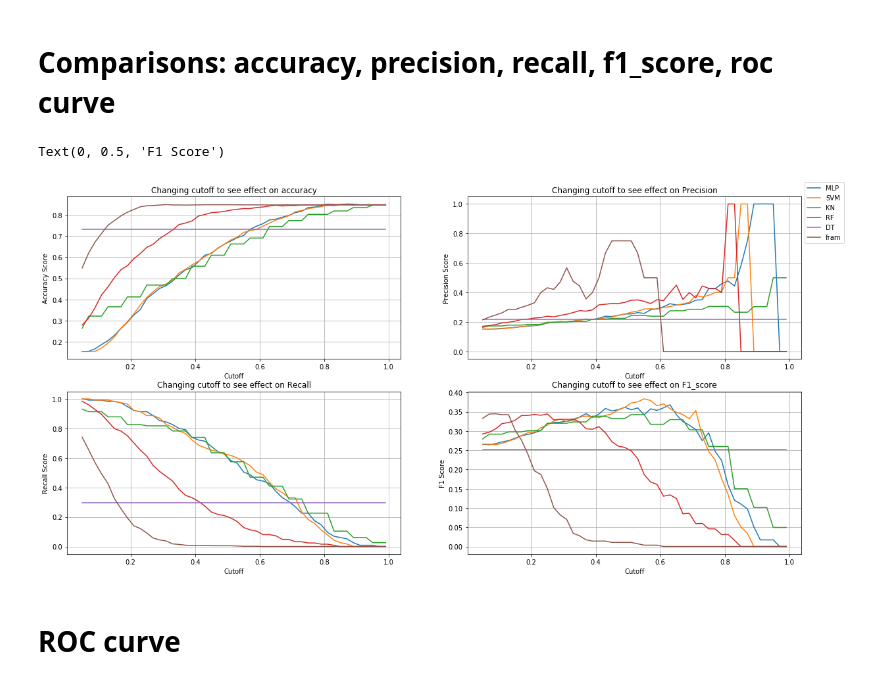
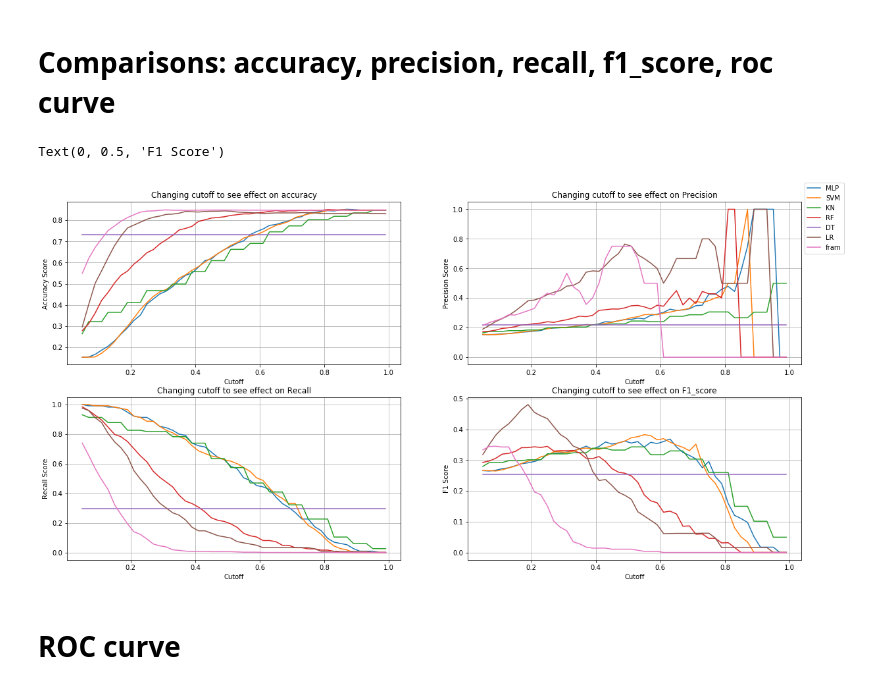
Before and after one commit to ljhowell/machine-learning_CHD, a Jupyter notebook: Comparison_of_models.ipynb, the cells around one changed output. Drawn from its saved outputs; the diff is of its cells as text; code cells hidden in the pictures.

```diff
--- a/Comparison_of_models.ipynb
+++ b/Comparison_of_models.ipynb
@@ -334,11 +395,16 @@ def DT_opt(dataset, v = 0, r_state = 0):
 # %%
 #Run all alogrithms on dataset
+resultsLR, ROC_LR, y_test_LR, cm_LR = LR_opt(dataset, v=1)
 resultsKN, ROC_KN, y_test_KN, cm_KN = k_neighbors_opt(dataset, v=1)
 resultsSVM, ROC_SVM, y_test_SVM, cm_SVM = SVM_opt(dataset, v=1)
 resultsMLP, ROC_MLP, y_test_MLP, cm_MLP = multilayer_opt(dataset, v=1)
+
 #resultsSVM2, ROC_SVM2, y_test_SVM2, cm_SVM2 = SVM_opt2(dataset, v=1)
 resultsRF, ROC_RF, y_test_RF, cm_RF = RF_opt(dataset, v=1)
 resultsDT, ROC_DT, y_test_DT, cm_DT = DT_opt(dataset, v=1)
+
+
+
 results_fram = fram_analysis(df_fram)
 # %% [output]
 Optimising parameters...
@@ -445,6 +436,7 @@ plt.plot(range_x, resultsSVM['accuracy'], label='SVM')
 plt.plot(range_x, resultsKN['accuracy'], label ='KN')
 plt.plot(range_x, resultsRF['accuracy'], label ='RF')
 plt.plot(range_x, resultsDT['accuracy'], label ='DT')
+plt.plot(range_x, resultsLR['accuracy'], label ='LR')
 plt.plot(range_x, results_fram['accuracy'], label ='fram' )
 
 
@@ -461,6 +453,7 @@ plt.plot(range_x, resultsSVM['precision'], label='SVM')
 plt.plot(range_x, resultsKN['precision'], label ='KN')
 plt.plot(range_x, resultsRF['precision'], label ='RF')
 plt.plot(range_x, resultsDT['precision'], label ='DT')
+plt.plot(range_x, resultsLR['precision'], label ='LR')
 plt.plot(range_x, results_fram['precision'], label ='fram' )
 
 plt.grid()
@@ -471,34 +464,36 @@ plt.legend(loc='center left', bbox_to_anchor=(1, 0.9))
 
 #Recall Graph
 plt.subplot(2,2,3)
 plt.plot(range_x, resultsMLP['recall'], label='MLP')
 plt.plot(range_x, resultsSVM['recall'], label='SVM')
 plt.plot(range_x, resultsKN['recall'], label ='KN')
 plt.plot(range_x, resultsRF['recall'], label ='RF')
 plt.plot(range_x, resultsDT['recall'], label ='DT')
+plt.plot(range_x, resultsLR['recall'], label ='LR')
 plt.plot(range_x, results_fram['recall'], label ='fram' )
 
 plt.grid()
 plt.title('Changing cutoff to see effect on Recall')
 plt.xlabel('Cutoff')
 plt.ylabel('Recall Score')
 
 #F1_score Graph
 plt.subplot(2,2,4)
 plt.plot(range_x, resultsMLP['f1'], label='MLP')
 plt.plot(range_x, resultsSVM['f1'], label='SVM')
 plt.plot(range_x, resultsKN['f1'], label ='KN')
 plt.plot(range_x, resultsRF['f1'], label ='RF')
 plt.plot(range_x, resultsDT['f1'], label ='DT')
+plt.plot(range_x, resultsLR['f1'], label ='LR')
 plt.plot(range_x, results_fram['f1'], label ='fram' )
 
 plt.grid()
 plt.title('Changing cutoff to see effect on F1_score')
 plt.xlabel('Cutoff')
 plt.ylabel('F1 Score')
 # %% [output]
 Text(0, 0.5, 'F1 Score')
-[figure, old version]
+[figure, new version]
 # %% [markdown]
 # ROC curve
 # %%
```
Also changed, not shown: parts of 5 cells of this notebook.
